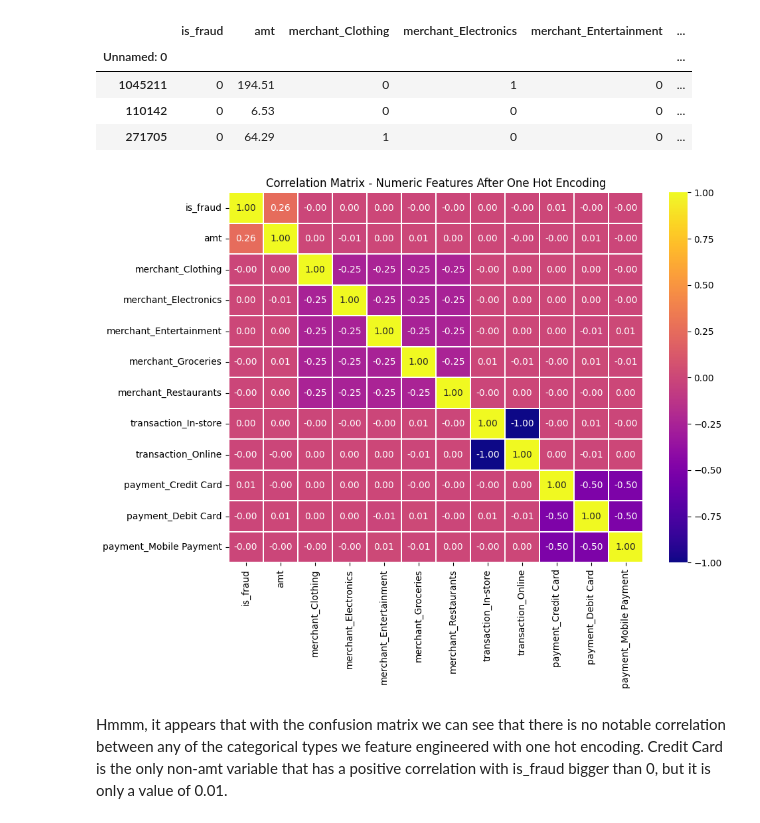
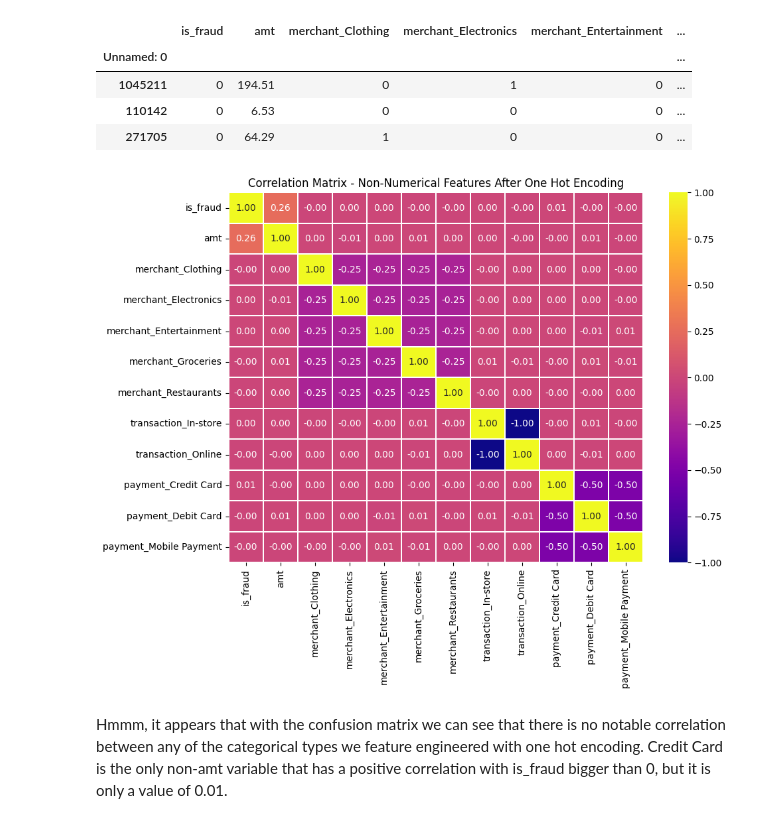
Before and after one commit to CeruleanAcorn/final_project_iat_461, a Jupyter notebook: final_project.ipynb, the cells around one changed output. Drawn from its saved outputs; the diff is of its cells as text; code cells hidden in the pictures.

Commit message:
Visualization title fix

```diff
--- a/final_project.ipynb
+++ b/final_project.ipynb
@@ -438,23 +438,23 @@ Feature columns
 # %%
 corr = X.corr()
 
 fig, ax = plt.subplots(figsize = (10, 8))
 
 sns.heatmap (
     corr,
     annot=True,
     fmt='.2f',
     cmap='plasma',
     center = 0,
     ax = ax,
     linewidths=0.35
 )
 
-ax.set_title("Correlation Matrix - Numeric Features After One Hot Encoding")
+ax.set_title("Correlation Matrix - Non-Numerical Features After One Hot Encoding")
 plt.tight_layout()
 plt.show()
 # %% [output]
-[figure, old version]
+[figure, new version]
 # %% [markdown]
 Hmmm, it appears that with the confusion matrix we can see that there is no notable correlation between any of the categorical types we feature engineered with one hot encoding. Credit Card is the only non-amt variable that has a positive correlation with is_fraud bigger than 0, but it is only a value of 0.01.
 # %% [markdown]
```
